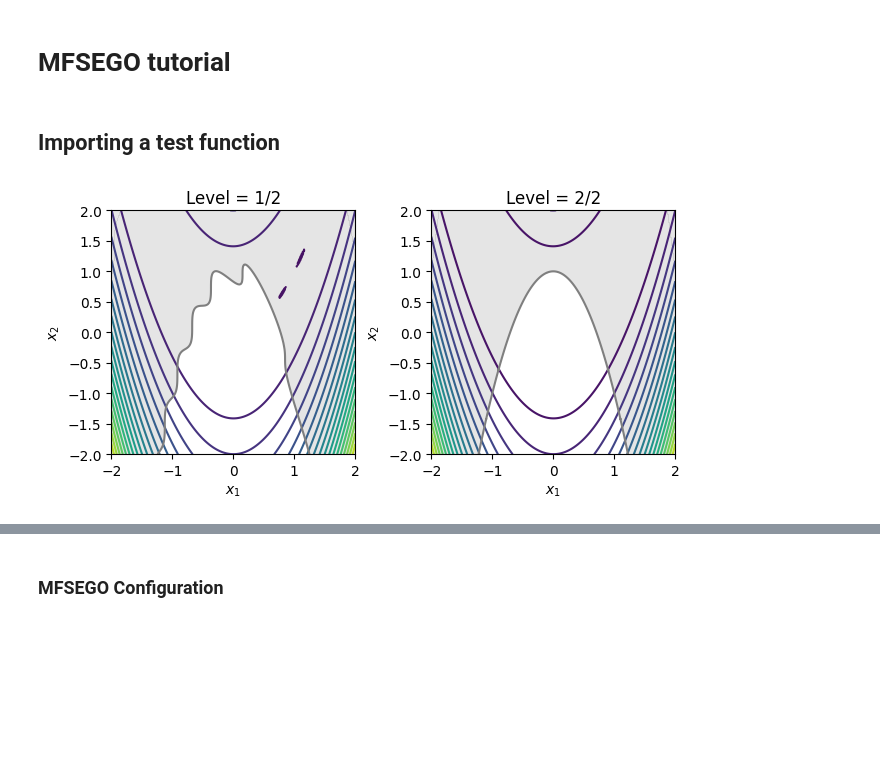
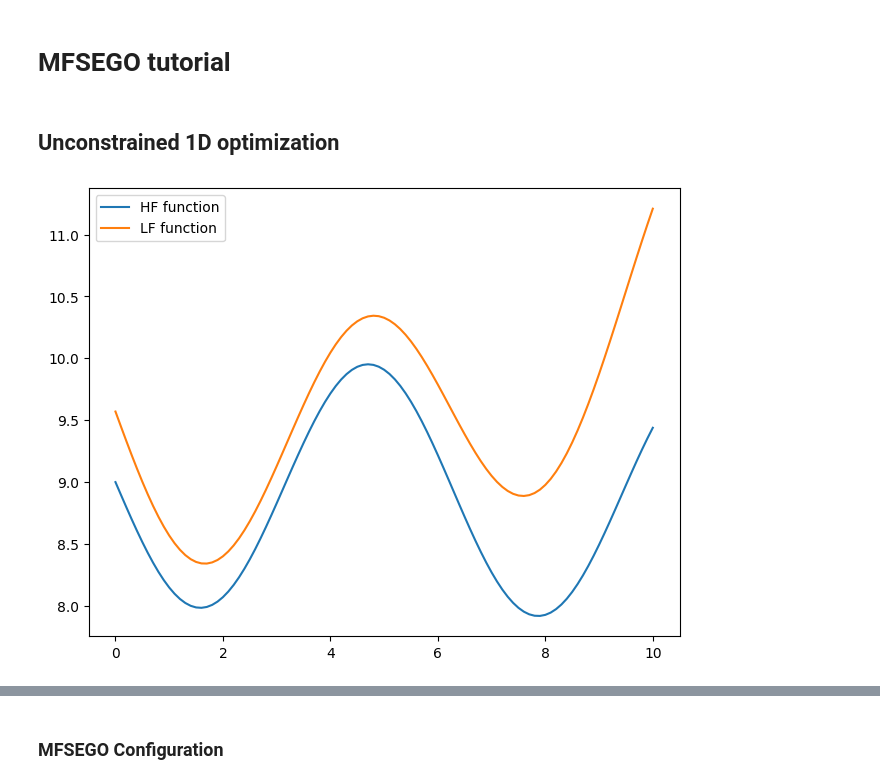
Before and after one commit to SMTorg/smt-optim, a Jupyter notebook: examples/mfsego.ipynb, the cells around one changed output, grey strips where cells are left out. Drawn from its saved outputs; the diff is of its cells as text; code cells hidden in the pictures; blank space fills up the shorter version.

```diff
--- a/examples/mfsego.ipynb
+++ b/examples/mfsego.ipynb
@@ -18,38 +2,0 @@ import scipy.optimize as so
-# %% [markdown]
-## Importing a test function
-# %%
-problem = get_problem("Rosenbrock")
-
-X = np.linspace(problem.bounds[0, 0], problem.bounds[0, 1], 201)
-
-XX, YY = np.meshgrid(X, X)
-
-data = np.vstack((XX.ravel(), YY.ravel())).T
-z = np.empty(data.shape[0])
-c = np.empty(data.shape[0])
-
-fig, ax = plt.subplots(1, 2, layout="constrained")
-
-for lvl in range(2):
-
-    ax[lvl].set_title(f"Level = {lvl+1}/2")
-
-    for i in range(data.shape[0]):
-        z[i] = problem.objective[lvl](data[i, :])
-        c[i] = problem.constraints[0][lvl](data[i, :])
-
-    Z = z.reshape(XX.shape)
-    C = c.reshape(XX.shape)
-
-    ax[lvl].contour(XX, YY, Z, levels=20)
-
-    ax[lvl].contourf(XX, YY, np.where(C <= 0, np.nan, C), levels=0, colors="C7", alpha=0.20)
-    ax[lvl].contour(XX, YY, C, levels=[0], colors="C7")
-
-    ax[lvl].set_xlabel(r"$x_1$")
-    ax[lvl].set_ylabel(r"$x_2$")
-    ax[lvl].set_aspect("equal")
-
-plt.show()
-# %% [output]
-[figure, removed]
@@ -55,0 +16,25 @@ plt.show()
+# %% [markdown]
+## Unconstrained 1D optimization
+# %%
+# high-fidelity function
+def sasena2002_hf(x):
+    return -np.sin(x) - np.exp(x / 100) + 10
+
+# low-fidelity function
+def sasena2002_lf(x):
+    return sasena2002_hf(x) + 0.3 + 0.03 * (x - 3) ** 2
+
+bounds = np.array([[0, 10]])
+
+x_valid = np.linspace(bounds[:, 0], bounds[:, 1], 101)
+y_hf = sasena2002_hf(x_valid)
+y_lf = sasena2002_lf(x_valid)
+
+fig, ax = plt.subplots(layout="constrained")
+ax.plot(x_valid, y_hf, label="HF function")
+ax.plot(x_valid, y_lf, label="LF function")
+
+plt.legend()
+plt.show()
+# %% [output]
+[figure, added]
```
Also changed, not shown: parts of 14 cells of this notebook, 31 other files.
